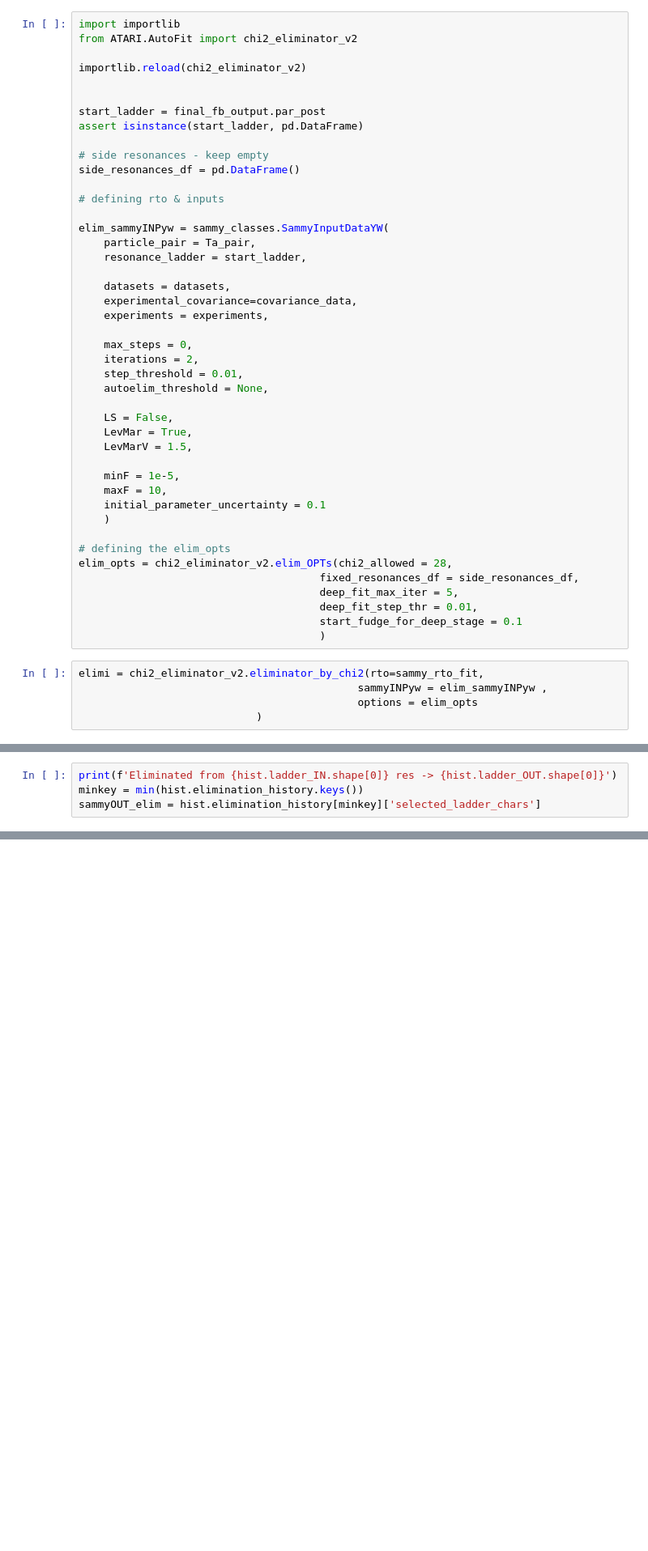
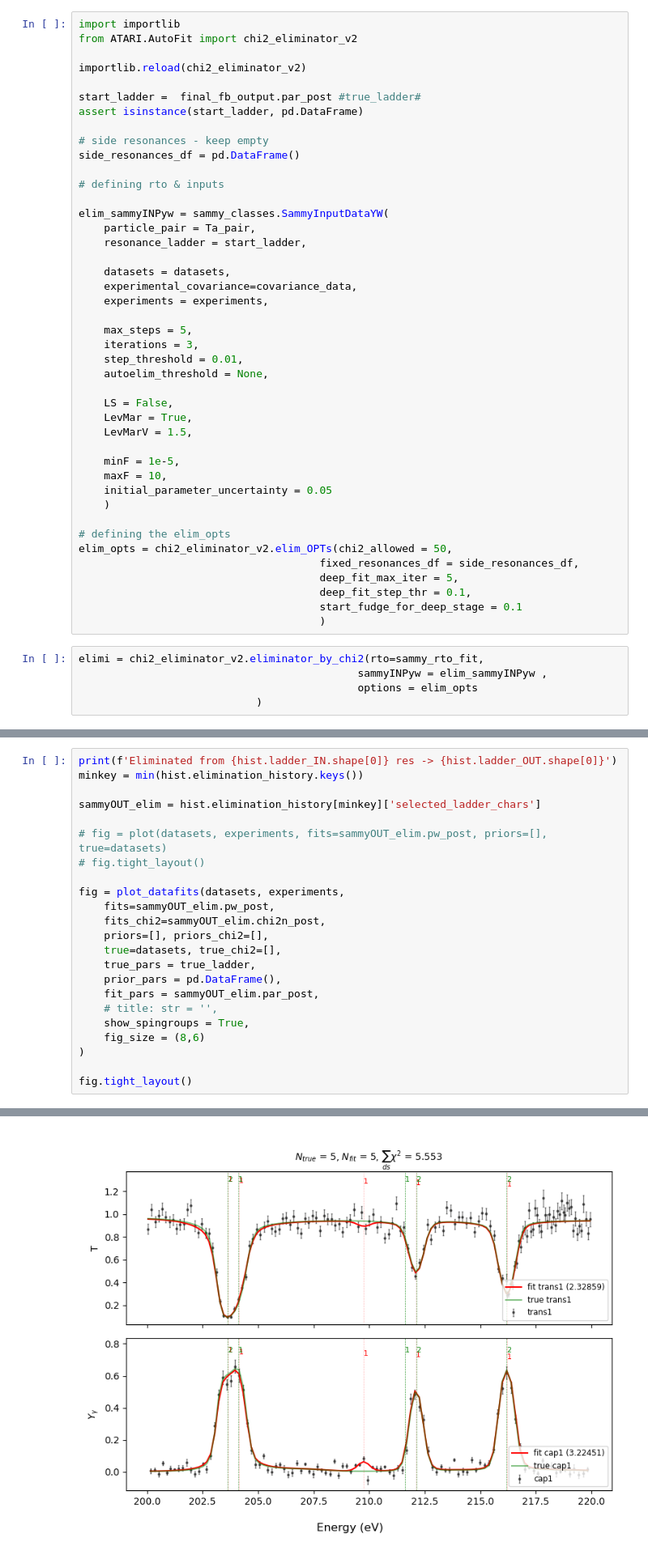
Before and after one commit to Naww137/ATARI, a Jupyter notebook: examples/AutoFit.ipynb, the cells around one changed output, grey strips where cells are left out. Shown at 81% size. Drawn from its saved outputs; the diff is of its cells as text; blank space fills up the shorter version.

```diff
--- a/examples/AutoFit.ipynb
+++ b/examples/AutoFit.ipynb
@@ -255,8 +391,7 @@ from ATARI.AutoFit import chi2_eliminator_v2
 
 importlib.reload(chi2_eliminator_v2)
 
-
-start_ladder = final_fb_output.par_post
+start_ladder =  final_fb_output.par_post #true_ladder#
 assert isinstance(start_ladder, pd.DataFrame)
 
 # side resonances - keep empty
@@ -272,8 +407,8 @@ elim_sammyINPyw = sammy_classes.SammyInputDataYW(
     experimental_covariance=covariance_data,
     experiments = experiments,
 
-    max_steps = 0,
-    iterations = 2,
+    max_steps = 5,
+    iterations = 3,
     step_threshold = 0.01,
     autoelim_threshold = None,
 
@@ -283,14 +418,14 @@ elim_sammyINPyw = sammy_classes.SammyInputDataYW(
 
     minF = 1e-5,
     maxF = 10,
-    initial_parameter_uncertainty = 0.1
+    initial_parameter_uncertainty = 0.05
     )
 
 # defining the elim_opts
-elim_opts = chi2_eliminator_v2.elim_OPTs(chi2_allowed = 28,
+elim_opts = chi2_eliminator_v2.elim_OPTs(chi2_allowed = 50,
                                       fixed_resonances_df = side_resonances_df,
                                       deep_fit_max_iter = 5,
-                                      deep_fit_step_thr = 0.01,
+                                      deep_fit_step_thr = 0.1,
                                       start_fudge_for_deep_stage = 0.1
                                       )
 # %%
@@ -321,5 +465,24 @@ Level time: 274.9 sec
 # %%
 print(f'Eliminated from {hist.ladder_IN.shape[0]} res -> {hist.ladder_OUT.shape[0]}')
 minkey = min(hist.elimination_history.keys())
+
 sammyOUT_elim = hist.elimination_history[minkey]['selected_ladder_chars']
+
+# fig = plot(datasets, experiments, fits=sammyOUT_elim.pw_post, priors=[], true=datasets)
+# fig.tight_layout()
+
+fig = plot_datafits(datasets, experiments,
+    fits=sammyOUT_elim.pw_post,
+    fits_chi2=sammyOUT_elim.chi2n_post,
+    priors=[], priors_chi2=[],
+    true=datasets, true_chi2=[],
+    true_pars = true_ladder,
+    prior_pars = pd.DataFrame(),
+    fit_pars = sammyOUT_elim.par_post,
+    # title: str = '',
+    show_spingroups = True,
+    fig_size = (8,6)
+)
+
+fig.tight_layout()
 # %% [output]
@@ -327 +490,2 @@ Eliminated from 45 res -> 20
+[figure, added]
 # %%
```
Also changed, not shown: parts of 18 cells of this notebook, 6 other files.
